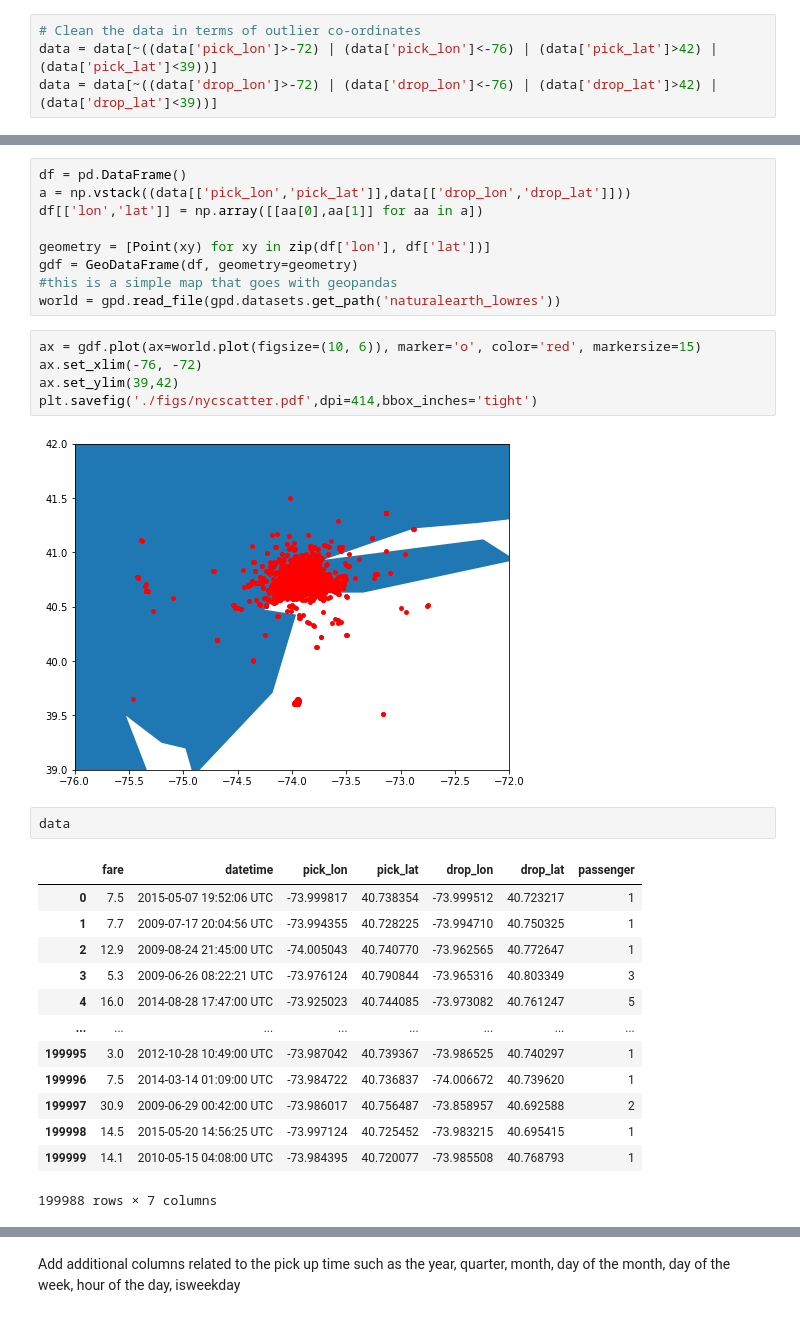
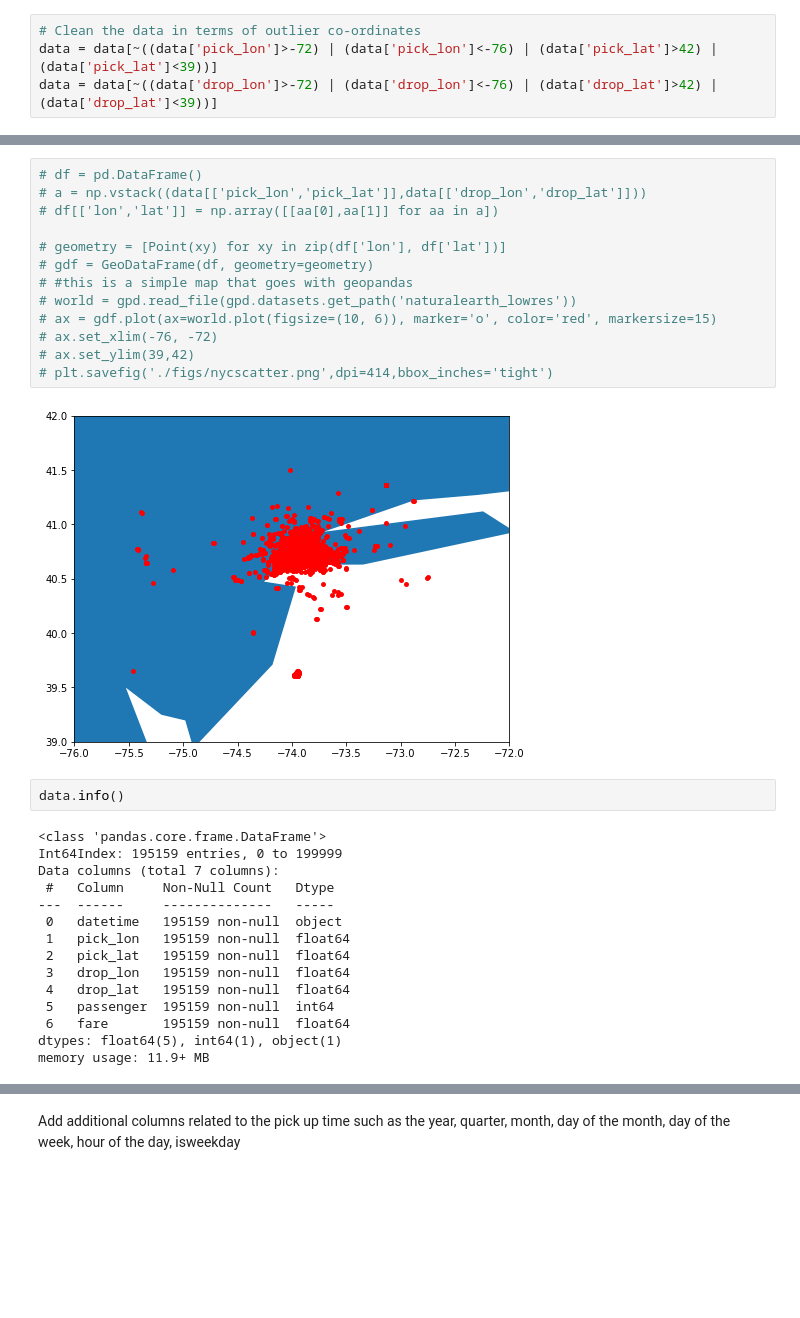
Before and after one commit to nikhil-ravi/ORIE5751Uber, a Jupyter notebook: python/datasets_nikhil.ipynb, the cells around one changed output, grey strips where cells are left out. Saved outputs shown, nothing was run; the diff lists cells and outputs as text; blank space fills up the shorter version.

```diff
--- a/python/datasets_nikhil.ipynb
+++ b/python/datasets_nikhil.ipynb
@@ -102,32 +171,32 @@ Number of data points removed = 4153 (2.0765%)
 # %%
-df = pd.DataFrame()
-a = np.vstack((data[['pick_lon','pick_lat']],data[['drop_lon','drop_lat']]))
-df[['lon','lat']] = np.array([[aa[0],aa[1]] for aa in a])
+# df = pd.DataFrame()
+# a = np.vstack((data[['pick_lon','pick_lat']],data[['drop_lon','drop_lat']]))
+# df[['lon','lat']] = np.array([[aa[0],aa[1]] for aa in a])
 
-geometry = [Point(xy) for xy in zip(df['lon'], df['lat'])]
-gdf = GeoDataFrame(df, geometry=geometry)
-#this is a simple map that goes with geopandas
-world = gpd.read_file(gpd.datasets.get_path('naturalearth_lowres'))
+# geometry = [Point(xy) for xy in zip(df['lon'], df['lat'])]
+# gdf = GeoDataFrame(df, geometry=geometry)
+# #this is a simple map that goes with geopandas
+# world = gpd.read_file(gpd.datasets.get_path('naturalearth_lowres'))
+# ax = gdf.plot(ax=world.plot(figsize=(10, 6)), marker='o', color='red', markersize=15)
+# ax.set_xlim(-76, -72)
+# ax.set_ylim(39,42)
+# plt.savefig('./figs/nycscatter.png',dpi=414,bbox_inches='tight')
+# %% [output]
+[figure, added]
-# %%
-ax = gdf.plot(ax=world.plot(figsize=(10, 6)), marker='o', color='red', markersize=15)
-ax.set_xlim(-76, -72)
-ax.set_ylim(39,42)
-plt.savefig('./figs/nycscatter.pdf',dpi=414,bbox_inches='tight')
-# %% [output]
-[figure, removed]
 # %%
-data
+data.info()
 # %% [output]
-|  | fare | datetime | pick_lon | pick_lat | drop_lon | drop_lat | passenger |
-| 0 | 7.5 | 2015-05-07 19:52:06 UTC | -73.999817 | 40.738354 | -73.999512 | 40.723217 | 1 |
-| 1 | 7.7 | 2009-07-17 20:04:56 UTC | -73.994355 | 40.728225 | -73.994710 | 40.750325 | 1 |
-| 2 | 12.9 | 2009-08-24 21:45:00 UTC | -74.005043 | 40.740770 | -73.962565 | 40.772647 | 1 |
-| 3 | 5.3 | 2009-06-26 08:22:21 UTC | -73.976124 | 40.790844 | -73.965316 | 40.803349 | 3 |
-| 4 | 16.0 | 2014-08-28 17:47:00 UTC | -73.925023 | 40.744085 | -73.973082 | 40.761247 | 5 |
-| ... | ... | ... | ... | ... | ... | ... | ... |
-| 199995 | 3.0 | 2012-10-28 10:49:00 UTC | -73.987042 | 40.739367 | -73.986525 | 40.740297 | 1 |
-| 199996 | 7.5 | 2014-03-14 01:09:00 UTC | -73.984722 | 40.736837 | -74.006672 | 40.739620 | 1 |
-| 199997 | 30.9 | 2009-06-29 00:42:00 UTC | -73.986017 | 40.756487 | -73.858957 | 40.692588 | 2 |
-| 199998 | 14.5 | 2015-05-20 14:56:25 UTC | -73.997124 | 40.725452 | -73.983215 | 40.695415 | 1 |
-| 199999 | 14.1 | 2010-05-15 04:08:00 UTC | -73.984395 | 40.720077 | -73.985508 | 40.768793 | 1 |
-199988 rows × 7 columns
+<class 'pandas.core.frame.DataFrame'>
+Int64Index: 195159 entries, 0 to 199999
+Data columns (total 7 columns):
+ #   Column     Non-Null Count   Dtype
+---  ------     --------------   -----
+ 0   datetime   195159 non-null  object
+ 1   pick_lon   195159 non-null  float64
+ 2   pick_lat   195159 non-null  float64
+ 3   drop_lon   195159 non-null  float64
+ 4   drop_lat   195159 non-null  float64
+ 5   passenger  195159 non-null  int64
+ 6   fare       195159 non-null  float64
+dtypes: float64(5), int64(1), object(1)
+memory usage: 11.9+ MB
```
Also changed, not shown: parts of 55 cells of this notebook, 27 other files.
